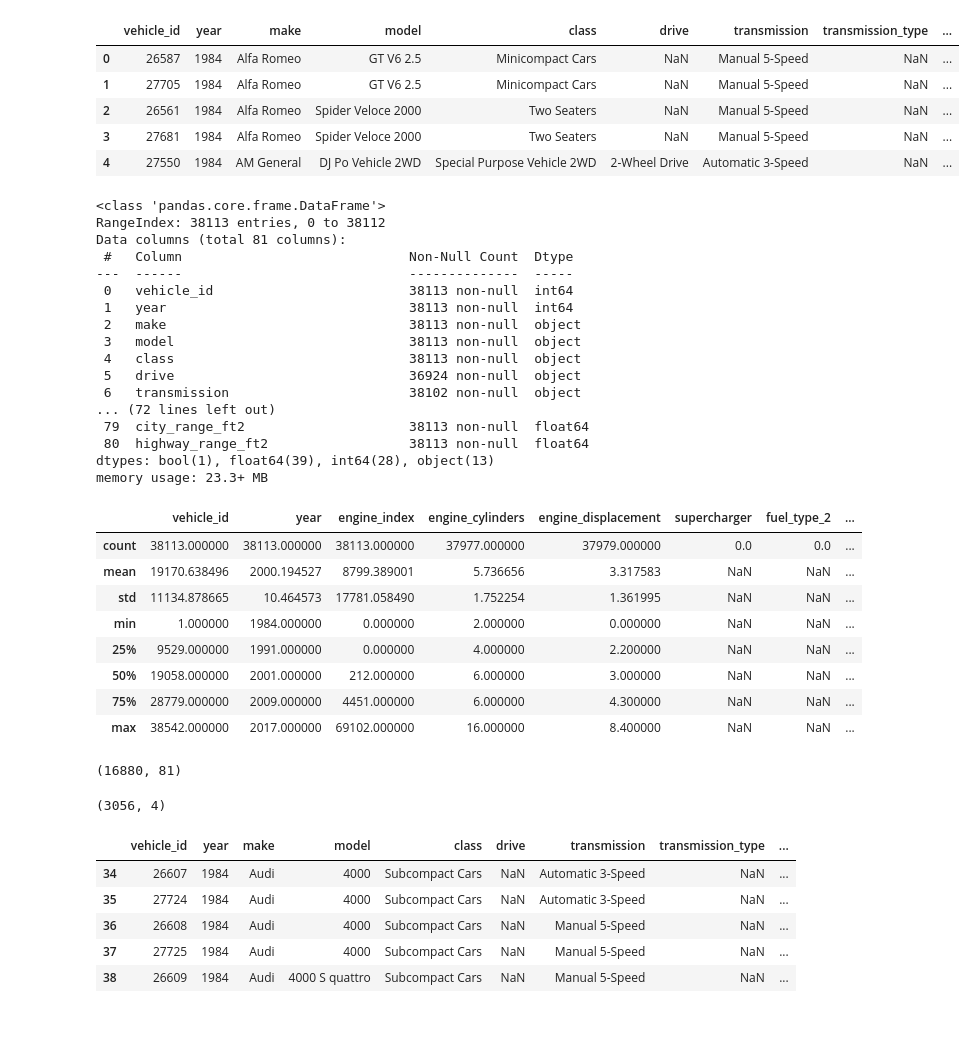
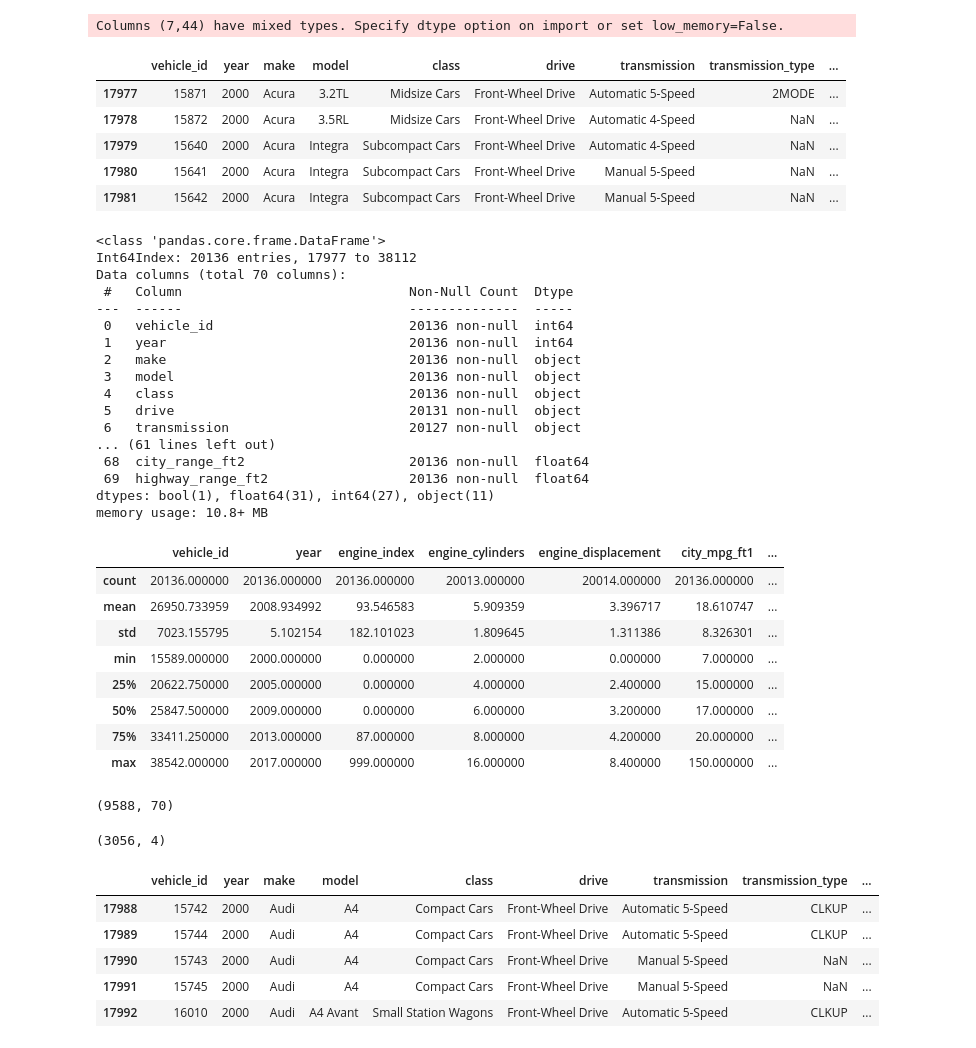
Before and after one commit to patsals/vehicle_visualization, a Jupyter notebook: eda.ipynb, the cells around one changed output. Saved outputs shown, nothing was run; the diff lists cells and outputs as text; code cells hidden in the pictures.

```diff
--- a/eda.ipynb
+++ b/eda.ipynb
@@ -8,46 +8,57 @@ pd.set_option('display.max_colwidth', None)
 # %%
 # https://www.kaggle.com/datasets/sahirmaharajj/fuel-economy
 df = pd.read_csv('data/vehicle.csv')
+df.dropna(axis=1, how='all', inplace=True)
+df = df[df['year'] >= 2000]
+
+is_single_value = df.nunique() == 1
+
+columns_to_drop = is_single_value[is_single_value].index
+
+df.drop(columns=columns_to_drop, inplace=True)
+
+
 df.head()
 # %% [output]
+Columns (7,44) have mixed types. Specify dtype option on import or set low_memory=False.
 |  | vehicle_id | year | make | model | class | drive | transmission | transmission_type | ... |
-| 0 | 26587 | 1984 | Alfa Romeo | GT V6 2.5 | Minicompact Cars | NaN | Manual 5-Speed | NaN | ... |
-| 1 | 27705 | 1984 | Alfa Romeo | GT V6 2.5 | Minicompact Cars | NaN | Manual 5-Speed | NaN | ... |
-| 2 | 26561 | 1984 | Alfa Romeo | Spider Veloce 2000 | Two Seaters | NaN | Manual 5-Speed | NaN | ... |
-| 3 | 27681 | 1984 | Alfa Romeo | Spider Veloce 2000 | Two Seaters | NaN | Manual 5-Speed | NaN | ... |
-| 4 | 27550 | 1984 | AM General | DJ Po Vehicle 2WD | Special Purpose Vehicle 2WD | 2-Wheel Drive | Automatic 3-Speed | NaN | ... |
+| 17977 | 15871 | 2000 | Acura | 3.2TL | Midsize Cars | Front-Wheel Drive | Automatic 5-Speed | 2MODE | ... |
+| 17978 | 15872 | 2000 | Acura | 3.5RL | Midsize Cars | Front-Wheel Drive | Automatic 4-Speed | NaN | ... |
+| 17979 | 15640 | 2000 | Acura | Integra | Subcompact Cars | Front-Wheel Drive | Automatic 4-Speed | NaN | ... |
+| 17980 | 15641 | 2000 | Acura | Integra | Subcompact Cars | Front-Wheel Drive | Manual 5-Speed | NaN | ... |
+| 17981 | 15642 | 2000 | Acura | Integra | Subcompact Cars | Front-Wheel Drive | Manual 5-Speed | NaN | ... |
 # %%
 df.info()
 # %% [output]
 <class 'pandas.core.frame.DataFrame'>
-RangeIndex: 38113 entries, 0 to 38112
-Data columns (total 81 columns):
+Int64Index: 20136 entries, 17977 to 38112
+Data columns (total 70 columns):
  #   Column                             Non-Null Count  Dtype
 ---  ------                             --------------  -----
- 0   vehicle_id                         38113 non-null  int64
- 1   year                               38113 non-null  int64
- 2   make                               38113 non-null  object
- 3   model                              38113 non-null  object
- 4   class                              38113 non-null  object
- 5   drive                              36924 non-null  object
- 6   transmission                       38102 non-null  object
-... (72 lines left out)
- 79  city_range_ft2                     38113 non-null  float64
- 80  highway_range_ft2                  38113 non-null  float64
-dtypes: bool(1), float64(39), int64(28), object(13)
-memory usage: 23.3+ MB
+ 0   vehicle_id                         20136 non-null  int64
+ 1   year                               20136 non-null  int64
+ 2   make                               20136 non-null  object
+ 3   model                              20136 non-null  object
+ 4   class                              20136 non-null  object
+ 5   drive                              20131 non-null  object
+ 6   transmission                       20127 non-null  object
+... (61 lines left out)
+ 68  city_range_ft2                     20136 non-null  float64
+ 69  highway_range_ft2                  20136 non-null  float64
+dtypes: bool(1), float64(31), int64(27), object(11)
+memory usage: 10.8+ MB
 # %%
 df.describe()
 # %% [output]
-|  | vehicle_id | year | engine_index | engine_cylinders | engine_displacement | supercharger | fuel_type_2 | ... |
-| count | 38113.000000 | 38113.000000 | 38113.000000 | 37977.000000 | 37979.000000 | 0.0 | 0.0 | ... |
-| mean | 19170.638496 | 2000.194527 | 8799.389001 | 5.736656 | 3.317583 | NaN | NaN | ... |
-| std | 11134.878665 | 10.464573 | 17781.058490 | 1.752254 | 1.361995 | NaN | NaN | ... |
-| min | 1.000000 | 1984.000000 | 0.000000 | 2.000000 | 0.000000 | NaN | NaN | ... |
-| 25% | 9529.000000 | 1991.000000 | 0.000000 | 4.000000 | 2.200000 | NaN | NaN | ... |
-| 50% | 19058.000000 | 2001.000000 | 212.000000 | 6.000000 | 3.000000 | NaN | NaN | ... |
-| 75% | 28779.000000 | 2009.000000 | 4451.000000 | 6.000000 | 4.300000 | NaN | NaN | ... |
-| max | 38542.000000 | 2017.000000 | 69102.000000 | 16.000000 | 8.400000 | NaN | NaN | ... |
+|  | vehicle_id | year | engine_index | engine_cylinders | engine_displacement | city_mpg_ft1 | ... |
+| count | 20136.000000 | 20136.000000 | 20136.000000 | 20013.000000 | 20014.000000 | 20136.000000 | ... |
+| mean | 26950.733959 | 2008.934992 | 93.546583 | 5.909359 | 3.396717 | 18.610747 | ... |
+| std | 7023.155795 | 5.102154 | 182.101023 | 1.809645 | 1.311386 | 8.326301 | ... |
+| min | 15589.000000 | 2000.000000 | 0.000000 | 2.000000 | 0.000000 | 7.000000 | ... |
+| 25% | 20622.750000 | 2005.000000 | 0.000000 | 4.000000 | 2.400000 | 15.000000 | ... |
+| 50% | 25847.500000 | 2009.000000 | 0.000000 | 6.000000 | 3.200000 | 17.000000 | ... |
+| 75% | 33411.250000 | 2013.000000 | 87.000000 | 8.000000 | 4.200000 | 20.000000 | ... |
+| max | 38542.000000 | 2017.000000 | 999.000000 | 16.000000 | 8.400000 | 150.000000 | ... |
 # %%
 top_car_brands = [
     "Toyota",
@@ -75,7 +86,7 @@ top_car_brands = [
 df = df[df['make'].isin(top_car_brands)]
 df.shape
 # %% [output]
-(16880, 81)
+(9588, 70)
 # %%
 mpg_ft1 = df.groupby(['make', 'year'])[['unadjusted_city_mpg_ft1', 'unadjusted_highway_mpg_ft1']].mean().mean(axis=1).reset_index()
 mpg_ft2 = df.groupby(['make', 'year'])[['unadjusted_city_mpg_ft2', 'unadjusted_highway_mpg_ft2']].mean().mean(axis=1).reset_index()
@@ -121,11 +132,11 @@ fig
 df.head()
 # %% [output]
 |  | vehicle_id | year | make | model | class | drive | transmission | transmission_type | ... |
-| 34 | 26607 | 1984 | Audi | 4000 | Subcompact Cars | NaN | Automatic 3-Speed | NaN | ... |
-| 35 | 27724 | 1984 | Audi | 4000 | Subcompact Cars | NaN | Automatic 3-Speed | NaN | ... |
-| 36 | 26608 | 1984 | Audi | 4000 | Subcompact Cars | NaN | Manual 5-Speed | NaN | ... |
-| 37 | 27725 | 1984 | Audi | 4000 | Subcompact Cars | NaN | Manual 5-Speed | NaN | ... |
-| 38 | 26609 | 1984 | Audi | 4000 S quattro | Subcompact Cars | NaN | Manual 5-Speed | NaN | ... |
+| 17988 | 15742 | 2000 | Audi | A4 | Compact Cars | Front-Wheel Drive | Automatic 5-Speed | CLKUP | ... |
+| 17989 | 15744 | 2000 | Audi | A4 | Compact Cars | Front-Wheel Drive | Automatic 5-Speed | CLKUP | ... |
+| 17990 | 15743 | 2000 | Audi | A4 | Compact Cars | Front-Wheel Drive | Manual 5-Speed | NaN | ... |
+| 17991 | 15745 | 2000 | Audi | A4 | Compact Cars | Front-Wheel Drive | Manual 5-Speed | NaN | ... |
+| 17992 | 16010 | 2000 | Audi | A4 Avant | Small Station Wagons | Front-Wheel Drive | Automatic 5-Speed | CLKUP | ... |
 # %%
 df[df['fuel_type'] == 'Electricity'].head(10)
 # %% [output]
```
Also changed, not shown: parts of 4 cells of this notebook.
